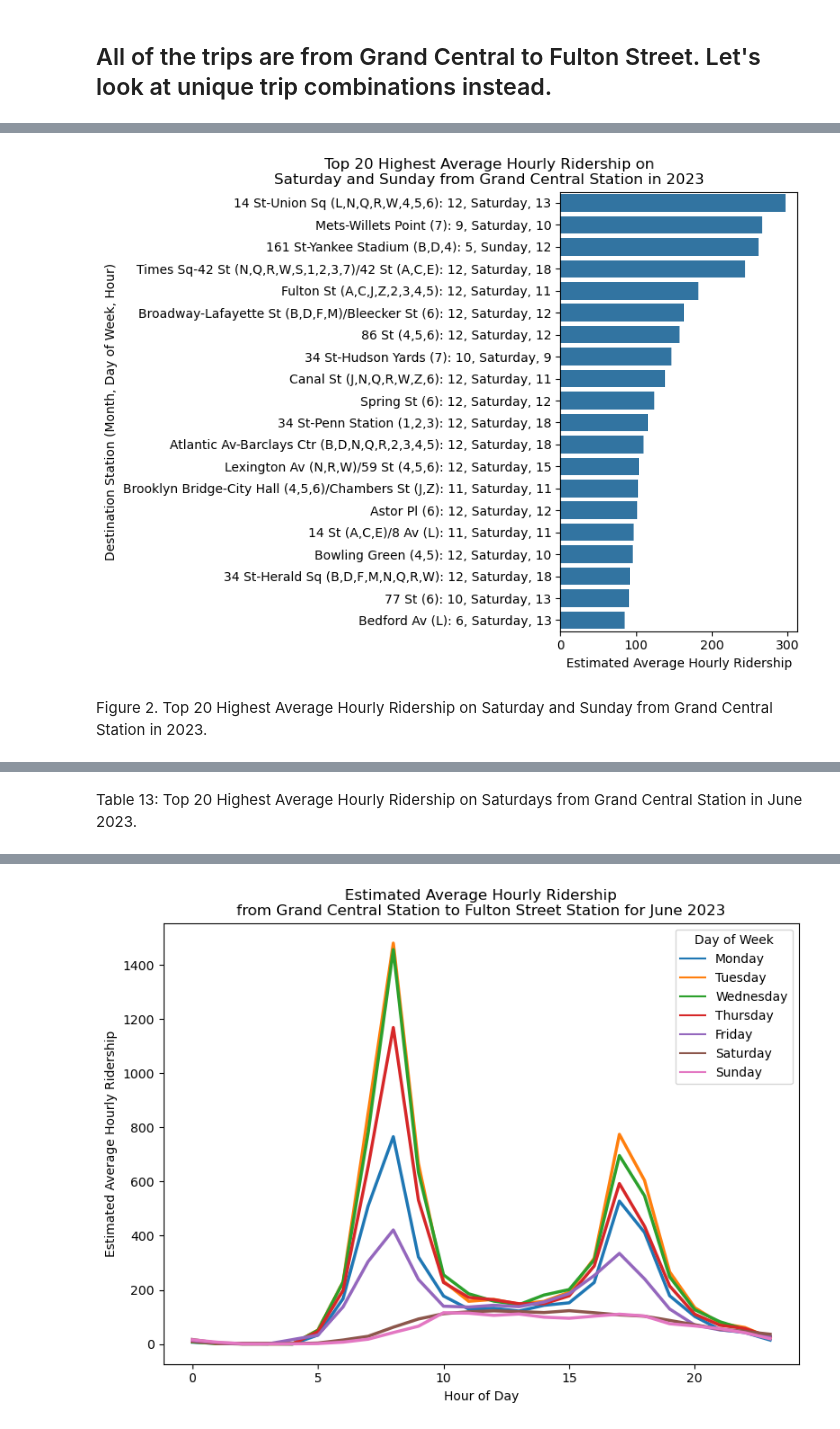
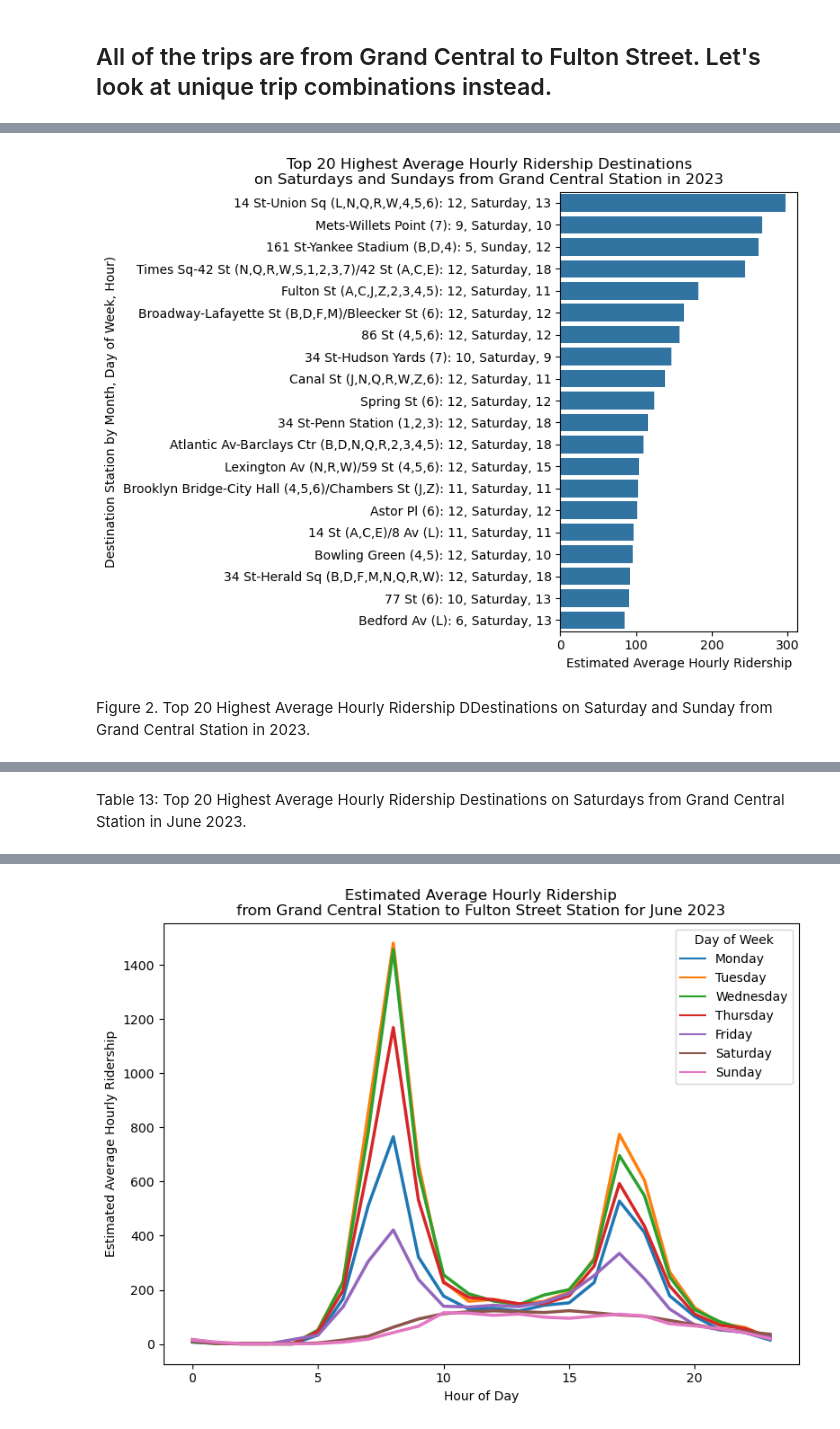
Before and after one commit to mebauer/mta-data, a Jupyter notebook: subway-trips.ipynb, the cells around one changed output, grey strips where cells are left out. Cells and saved outputs as stored; diff of their text form; code cells hidden in the pictures.

```diff
--- a/subway-trips.ipynb
+++ b/subway-trips.ipynb
@@ -710,27 +702,27 @@ grand_central_weekends.head()
 # %%
 fig, ax = plt.subplots(figsize=(8, 6))
 
 sns.barplot(
     data=grand_central_weekends,
     y='destination_full_label',
     x='estimated_average_ridership',
     color='C0',
     ax=ax
 )
 
 plt.title(
-    'Top 20 Highest Average Hourly Ridership on\nSaturday and Sunday from Grand Central Station in 2023',
+    'Top 20 Highest Average Hourly Ridership Destinations\non Saturdays and Sundays from Grand Central Station in 2023',
     fontsize=12, x=-.3
 )
 plt.xlabel('Estimated Average Hourly Ridership')
-plt.ylabel('Destination Station (Month, Day of Week, Hour)')
+plt.ylabel('Destination Station by Month, Day of Week, Hour)')
 
 plt.tight_layout()
 plt.savefig('figures/grand-central-origin-weekends.png', dpi=200, bbox_inches='tight')
 # %% [output]
-[figure, old version]
+[figure, new version]
 # %% [markdown]
-Figure 2. Top 20 Highest Average Hourly Ridership on Saturday and Sunday from Grand Central Station in 2023.
+Figure 2. Top 20 Highest Average Hourly Ridership DDestinations on Saturday and Sunday from Grand Central Station in 2023.
 # %%
 grand_central_origin = con.sql("""
     SELECT
@@ -768,4 +760,4 @@ grand_central_origin
 | 18 | Grand Central-42 St (S,4,5,6,7) | 34 St-Herald Sq (B,D,F,M,N,Q,R,W) | 61.3280 | 6 | Saturday | 17 |
 | 19 | Grand Central-42 St (S,4,5,6,7) | 74-Broadway (7)/Jackson Hts-Roose... | 59.3175 | 6 | Saturday | 15 |
 # %% [markdown]
-Table 13: Top 20 Highest Average Hourly Ridership on Saturdays from Grand Central Station in June 2023.
+Table 13: Top 20 Highest Average Hourly Ridership Destinations on Saturdays from Grand Central Station in June 2023.
```
Also changed, not shown: parts of 39 cells of this notebook, 3 other files.
